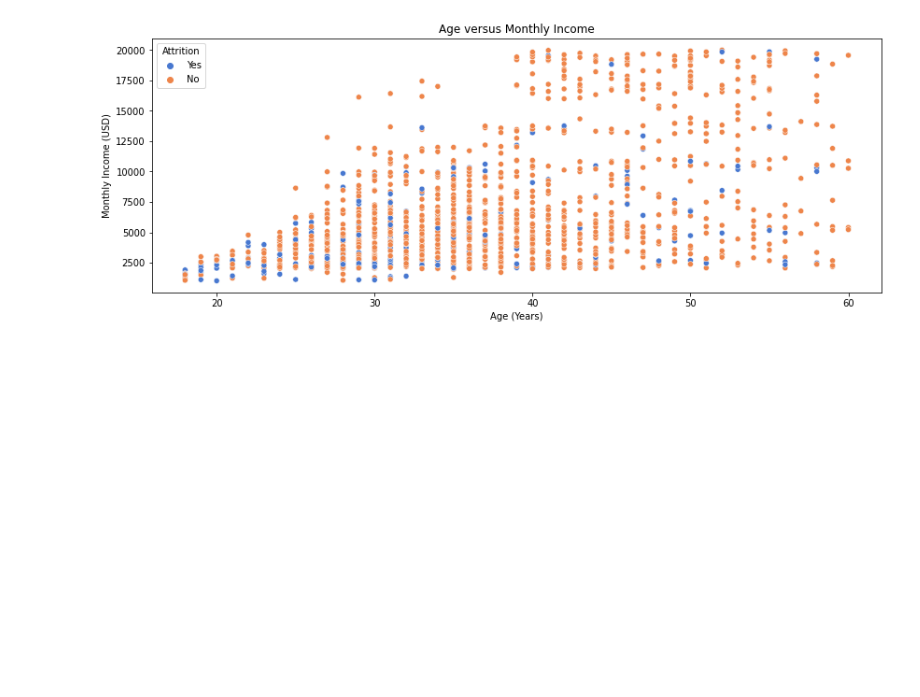
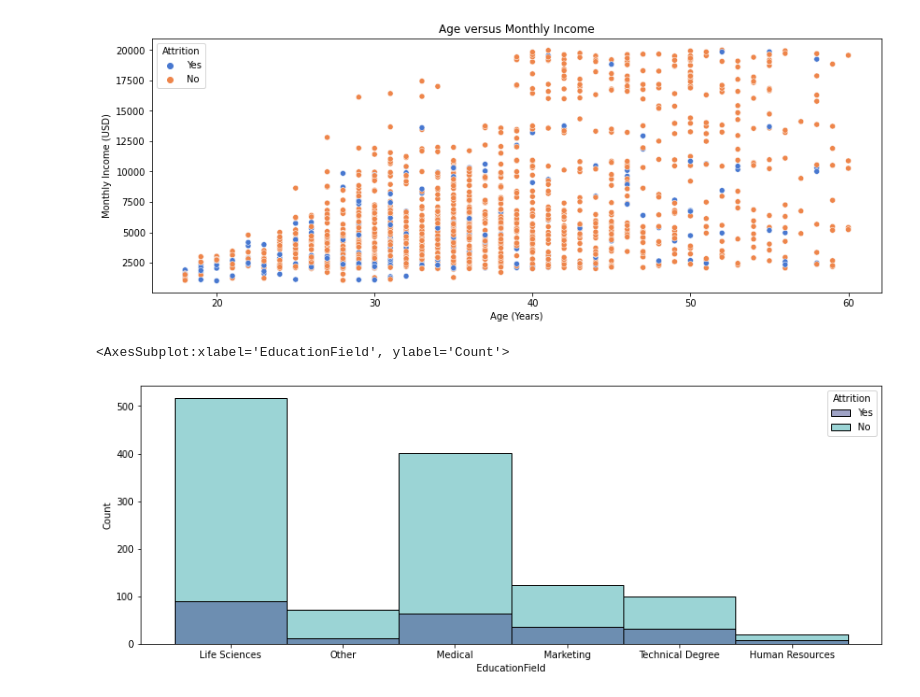
Before and after one commit to TyrTheSlayer/datascience, a Jupyter notebook: ibm_attrition/exploration.ipynb, the cells around one changed output. Saved outputs shown, nothing was run; the diff lists cells and outputs as text; code cells hidden in the pictures; blank space fills up the shorter version.

```diff
--- a/ibm_attrition/exploration.ipynb
+++ b/ibm_attrition/exploration.ipynb
@@ -26,3 +25,9 @@ plt.ylabel("Monthly Income (USD)")
 # %% [output]
 Text(0, 0.5, 'Monthly Income (USD)')
 [figure]
+# %%
+plt.figure(figsize=(14, 5))
+sns.histplot(data=ibm, x="EducationField", hue="Attrition", palette="mako")
+# %% [output]
+<AxesSubplot:xlabel='EducationField', ylabel='Count'>
+[figure, added]
```
Also changed, not shown: parts of 3 cells of this notebook, 2 other files.
